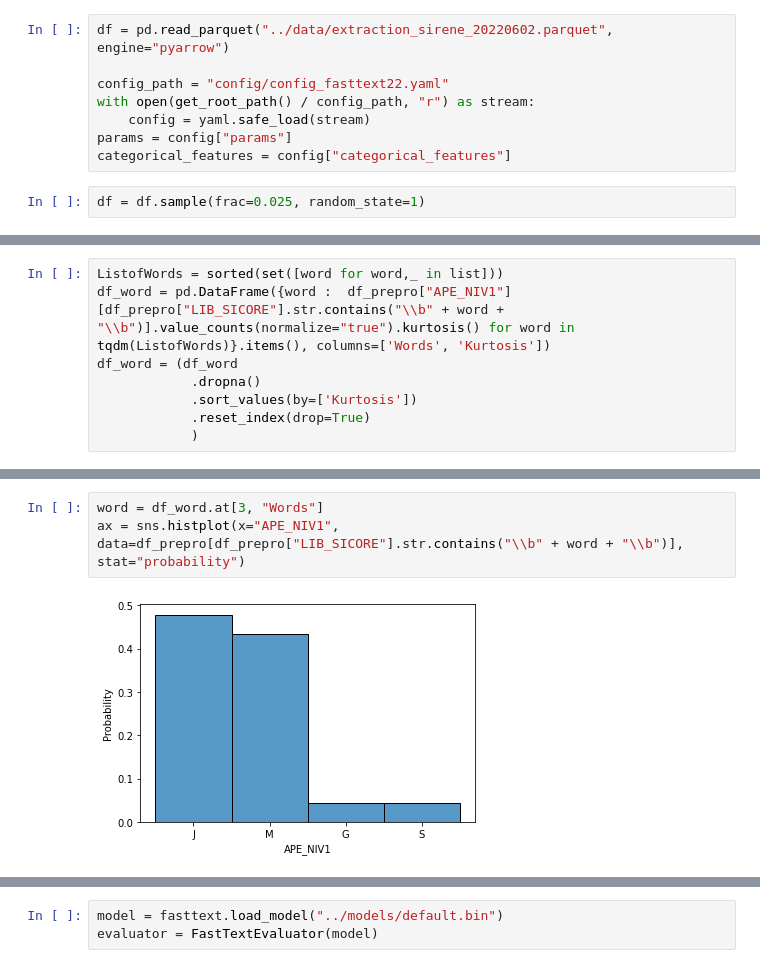
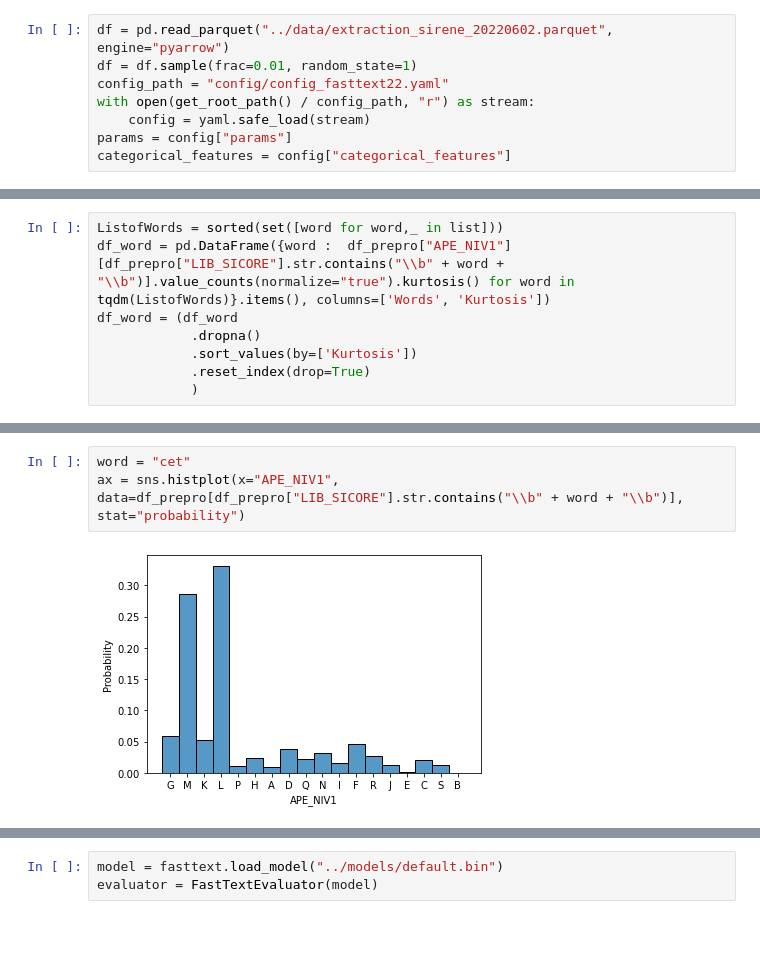
Before and after one commit to InseeFrLab/codif-ape-train, a Jupyter notebook: src/model_exploration.ipynb, the cells around one changed output, grey strips where cells are left out. Drawn from its saved outputs; the diff is of its cells as text; blank space fills up the shorter version.

Commit message:
progress on the notebook who define dictionnaries of words to remove

```diff
--- a/src/model_exploration.ipynb
+++ b/src/model_exploration.ipynb
@@ -31,14 +31,12 @@ from sklearn.metrics import confusion_matrix
 preprocessor = FastTextPreprocessor()
 # %%
 df = pd.read_parquet("../data/extraction_sirene_20220602.parquet", engine="pyarrow")
-
+df = df.sample(frac=0.01, random_state=1)
 config_path = "config/config_fasttext22.yaml"
 with open(get_root_path() / config_path, "r") as stream:
     config = yaml.safe_load(stream)
 params = config["params"]
 categorical_features = config["categorical_features"]
-# %%
-df = df.sample(frac=0.025, random_state=1)
 # %%
 df_train, df_test, df_gu = preprocessor.preprocess(
     df=df,
@@ -88,5 +114,5 @@ df_word
 # %%
-word = df_word.at[3, "Words"]
+word = "cet"
 ax = sns.histplot(x="APE_NIV1", data=df_prepro[df_prepro["LIB_SICORE"].str.contains("\\b" + word + "\\b")], stat="probability")
 # %% [output]
-[figure, old version]
+[figure, new version]
```
Also changed, not shown: parts of 66 cells of this notebook.
